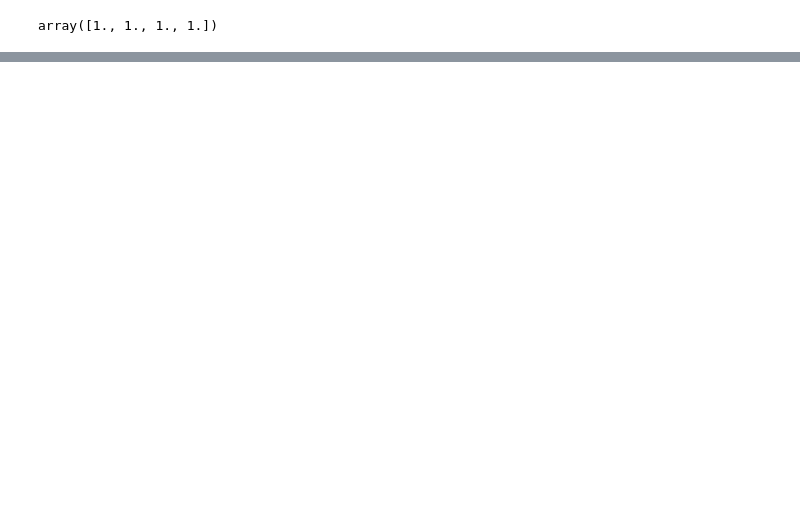
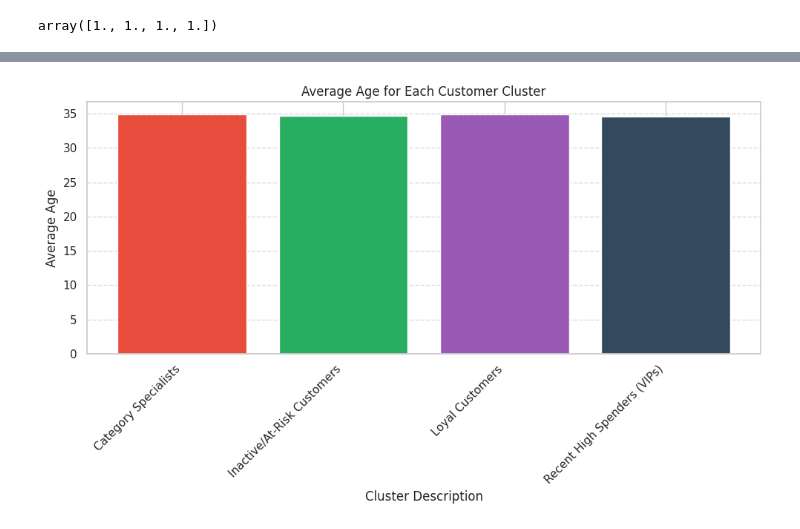
Before and after one commit to Aghil-hub/Customer_Segmentation, a Jupyter notebook: Customer_Segmentation.ipynb, the cells around one changed output, grey strips where cells are left out. Drawn from its saved outputs; the diff is of its cells as text; code cells hidden in the pictures; blank space fills up the shorter version.

```diff
--- a/Customer_Segmentation.ipynb
+++ b/Customer_Segmentation.ipynb
@@ -817,0 +521,3 @@ plt.show()
+# %%
+cluster_age_summary = df.groupby(['Cluster_Desc'])['age'].mean().reset_index()
+display(cluster_age_summary.head())
@@ -817,0 +530,12 @@ plt.show()
+# %%
+plt.figure(figsize=(10, 6), dpi=100)
+plt.bar(cluster_age_summary['Cluster_Desc'], cluster_age_summary['age'], color=['#e74c3c', '#27ae60', '#9b59b6', '#34495e'])
+plt.xlabel('Cluster Description')
+plt.ylabel('Average Age')
+plt.title('Average Age for Each Customer Cluster')
+plt.xticks(rotation=45, ha='right')
+plt.grid(axis='y', linestyle='--', alpha=0.7)
+plt.tight_layout()
+plt.show()
+# %% [output]
+[figure, added]
```
Also changed, not shown: parts of 84 cells of this notebook.
